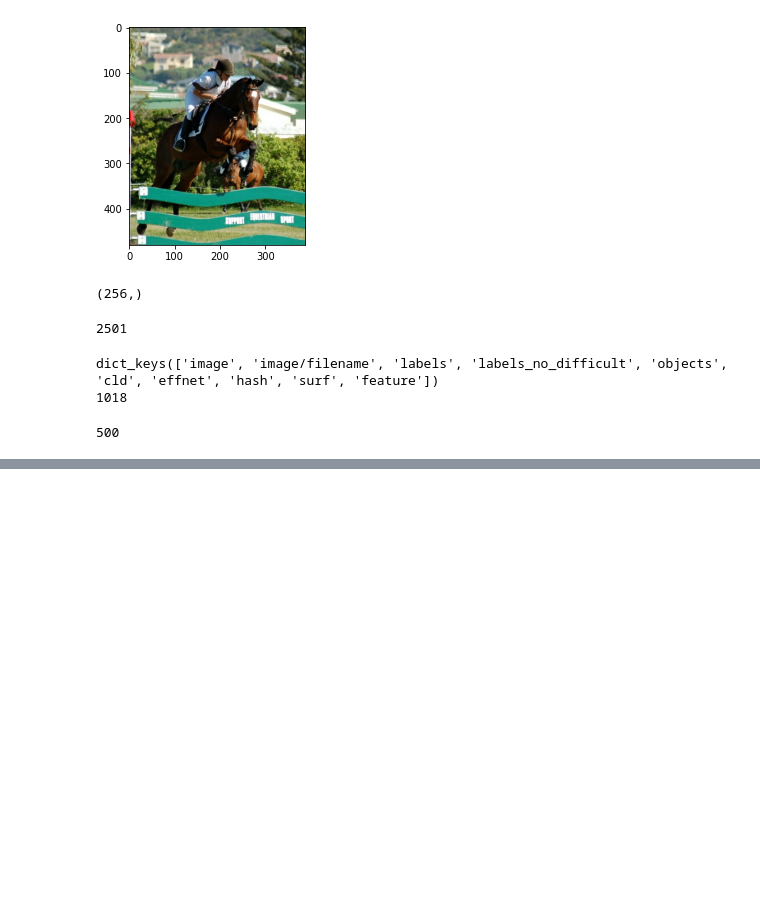
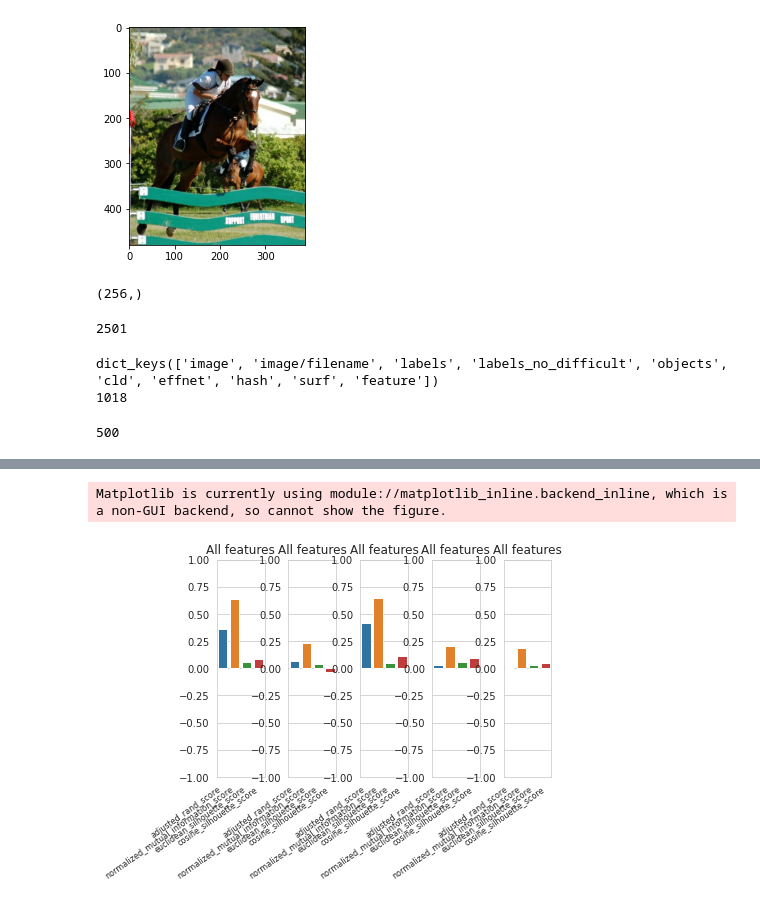
Before and after one commit to OlliPaul/ATiML_Project, a Jupyter notebook: Notebooks/evaluation number of constraints.ipynb, the cells around one changed output, grey strips where cells are left out. Cells and saved outputs as stored; diff of their text form; code cells hidden in the pictures; blank space fills up the shorter version.

Commit message:
Added scores

```diff
--- a/Notebooks/evaluation number of constraints.ipynb
+++ b/Notebooks/evaluation number of constraints.ipynb
@@ -905,3 +892,67 @@ if SURF_ENABLED:
                 counter += 1
                 if counter == 10:
                     break
+# %%
+test_kmeans = KMeans(n_clusters=20, random_state=0).fit(features)
+
+test_feature_1 = np.array(list(train_filtered.map(lambda x: x['surf']).as_numpy_iterator()), dtype=np.float64)
+test_kmeans_1 = KMeans(n_clusters=20, random_state=0).fit(test_feature_1)
+
+test_feature_2 = np.array(list(train_filtered.map(lambda x: x['effnet']).as_numpy_iterator()), dtype=np.float64)
+test_kmeans_2 = KMeans(n_clusters=20, random_state=0).fit(test_feature_2)
+
+test_feature_3 = np.array(list(train_filtered.map(lambda x: x['cld']).as_numpy_iterator()), dtype=np.float64)
+test_kmeans_3 = KMeans(n_clusters=20, random_state=0).fit(test_feature_3)
+
+test_feature_4 = np.array(list(train_filtered.map(lambda x: x['hash']).as_numpy_iterator()), dtype=np.float64)
+test_kmeans_4 = KMeans(n_clusters=20, random_state=0).fit(test_feature_4)
+# %%
+from sklearn import metrics
+import seaborn as sns
+
+def get_metric_scores(X, predicted_y, true_y):
+    met_adrand = metrics.adjusted_rand_score(true_y, predicted_y)
+    met_nmi = metrics.normalized_mutual_info_score(true_y, predicted_y)
+    met_eucsil = metrics.silhouette_score(X, predicted_y, metric='euclidean')
+    met_cossil = metrics.silhouette_score(X, predicted_y, metric='cosine')
+    return met_adrand, met_nmi, met_eucsil, met_cossil
+
+metric_scores_all = get_metric_scores(features, test_kmeans.labels_, y)
+
+metric_scores_1 = get_metric_scores(test_feature_1, test_kmeans_1.labels_, y)
+metric_scores_2 = get_metric_scores(test_feature_2, test_kmeans_2.labels_, y)
+metric_scores_3 = get_metric_scores(test_feature_3, test_kmeans_3.labels_, y)
+metric_scores_4 = get_metric_scores(test_feature_4, test_kmeans_4.labels_, y)
+
+metric_array = np.array([metric_scores_all, metric_scores_1, metric_scores_2, metric_scores_3, metric_scores_4])
+
+fig, ax =plt.subplots(1,5)
+plt.subplots_adjust(wspace=0.5)
+sns.set_style("whitegrid")
+#bar_plot_1 = sns.barplot(x=['adjusted_rand_score', 'normalized_mutual_information_score', 'euclidean_silhouette_score', 'cosine_silhouette_score'], y=np.array(metric_scores))
+
+for i in range(5):
+    bar_plot_1 = sns.barplot(x=['adjusted_rand_score', 'normalized_mutual_information_score', 'euclidean_silhouette_score', 'cosine_silhouette_score'], y=metric_array[i], ax=ax[i])
+#bar_plot_2 = sns.barplot(x=['adjusted_rand_score', 'normalized_mutual_information_score', 'euclidean_silhouette_score', 'cosine_silhouette_score'], y=np.array(metric_scores_1), ax=ax[1])
+
+    bar_plot_1.set(ylim=(-1, 1))
+    bar_plot_1.set(title='All features')
+    bar_plot_1.set_xticklabels(
+        bar_plot_1.get_xticklabels(),
+        rotation=35,
+        horizontalalignment='right',
+        fontsize=8)
+
+# bar_plot_2.set(ylim=(-1, 1))
+# bar_plot_2.set(title='Only x feature')
+# bar_plot_2.set_xticklabels(
+#     bar_plot_2.get_xticklabels(),
+#     rotation=35,
+#     horizontalalignment='right',
+#     fontsize=8
+
+# )
+fig.show()
+# %% [output]
+Matplotlib is currently using module://matplotlib_inline.backend_inline, which is a non-GUI backend, so cannot show the figure.
+[figure, added]
```
Also changed, not shown: parts of 10 cells of this notebook, 1 other file.
